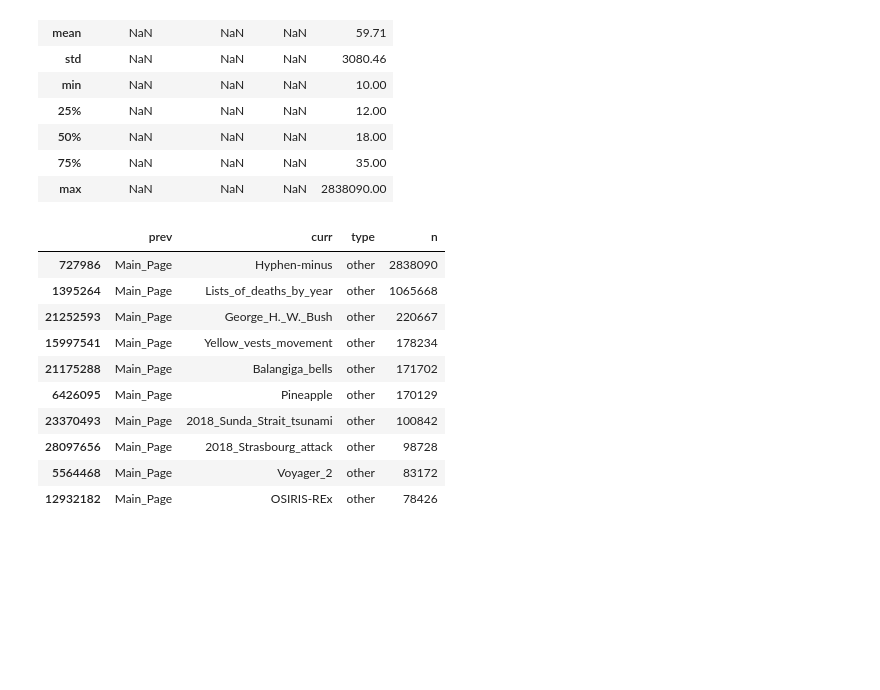
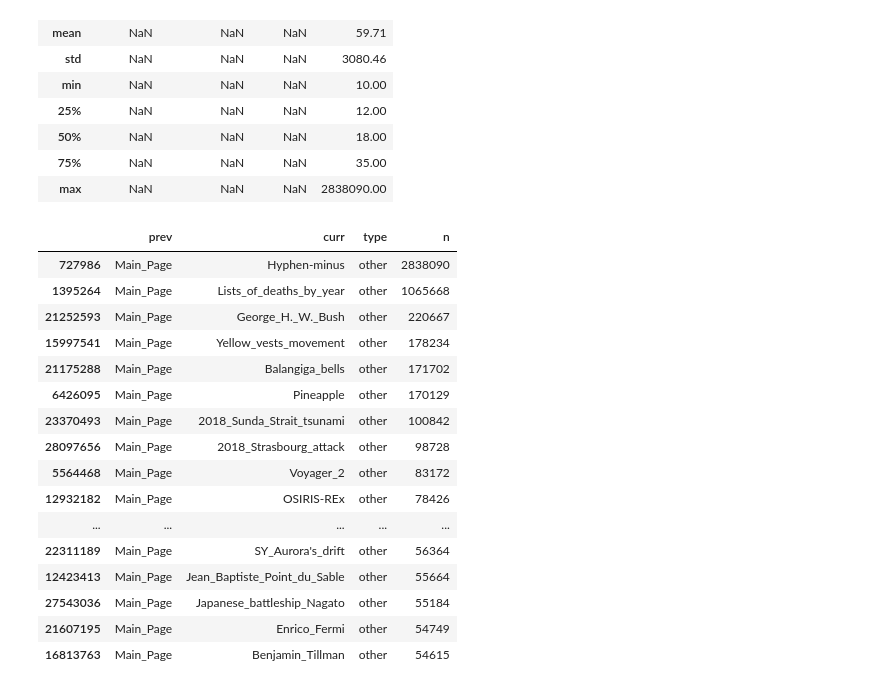
Before and after one commit to 33eyes/wiki-clickstream-graph, a Jupyter notebook: English_Wikipedia_EDA.ipynb, the cells around one changed output. Cells and saved outputs as stored; diff of their text form; code cells hidden in the pictures; blank space fills up the shorter version.

```diff
--- a/English_Wikipedia_EDA.ipynb
+++ b/English_Wikipedia_EDA.ipynb
@@ -214,16 +461,22 @@ other_edges.describe(include='all')
 | 75% | NaN | NaN | NaN | 35.00 |
 | max | NaN | NaN | NaN | 2838090.00 |
 # %%
-other_edges.head(10)
+other_edges.head(20)
 # %% [output]
 |  | prev | curr | type | n |
 | 727986 | Main_Page | Hyphen-minus | other | 2838090 |
 | 1395264 | Main_Page | Lists_of_deaths_by_year | other | 1065668 |
 | 21252593 | Main_Page | George_H._W._Bush | other | 220667 |
 | 15997541 | Main_Page | Yellow_vests_movement | other | 178234 |
 | 21175288 | Main_Page | Balangiga_bells | other | 171702 |
 | 6426095 | Main_Page | Pineapple | other | 170129 |
 | 23370493 | Main_Page | 2018_Sunda_Strait_tsunami | other | 100842 |
 | 28097656 | Main_Page | 2018_Strasbourg_attack | other | 98728 |
 | 5564468 | Main_Page | Voyager_2 | other | 83172 |
 | 12932182 | Main_Page | OSIRIS-REx | other | 78426 |
+| ... | ... | ... | ... | ... |
+| 22311189 | Main_Page | SY_Aurora's_drift | other | 56364 |
+| 12423413 | Main_Page | Jean_Baptiste_Point_du_Sable | other | 55664 |
+| 27543036 | Main_Page | Japanese_battleship_Nagato | other | 55184 |
+| 21607195 | Main_Page | Enrico_Fermi | other | 54749 |
+| 16813763 | Main_Page | Benjamin_Tillman | other | 54615 |
```
Also changed, not shown: parts of 18 cells of this notebook.
